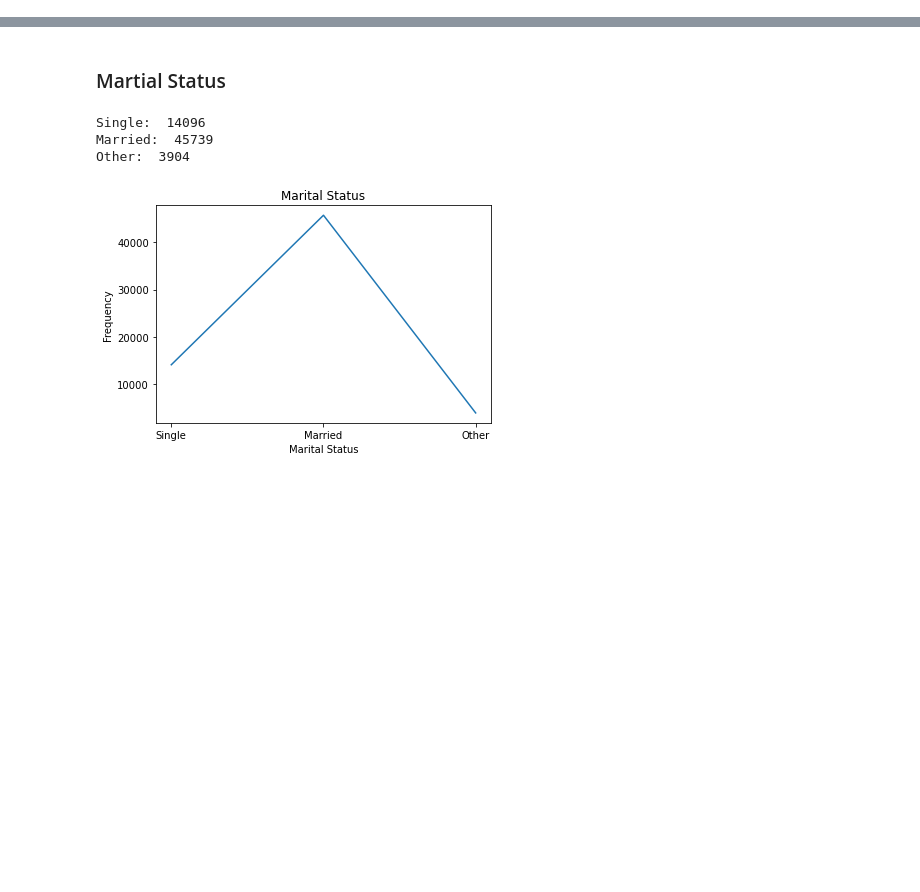
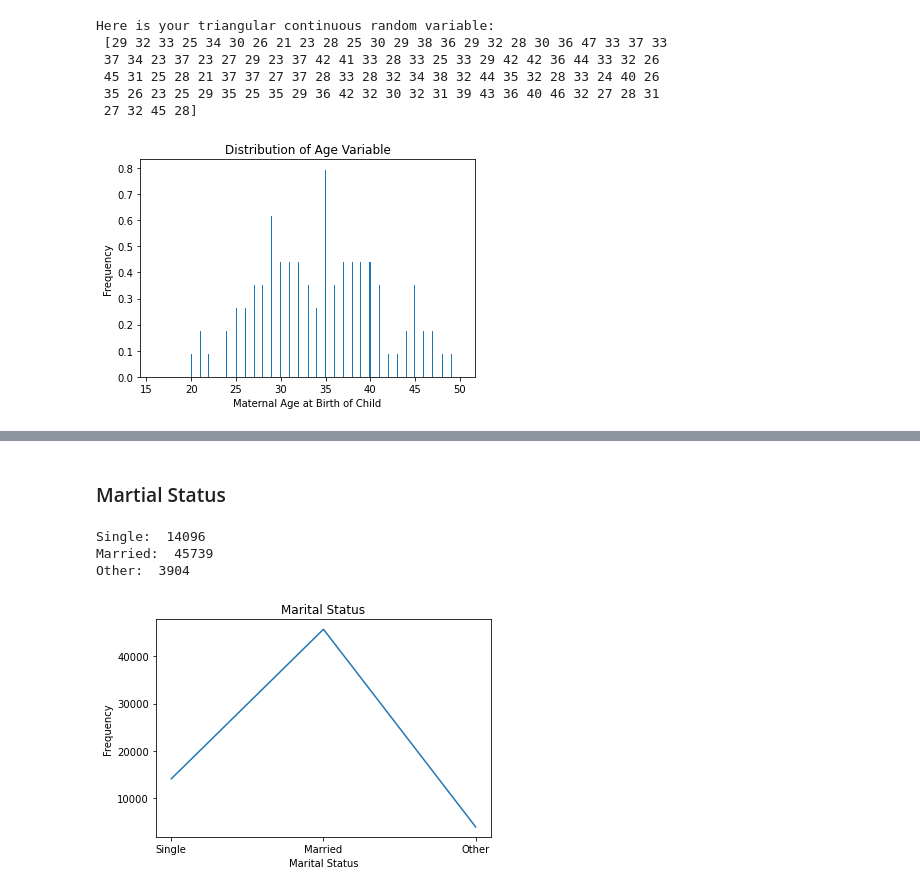
Before and after one commit to SharonNicG/52465-Project, a Jupyter notebook: Simulated Phenomenon.ipynb, the cells around one changed output, grey strips where cells are left out. Drawn from its saved outputs; the diff is of its cells as text; code cells hidden in the pictures; blank space fills up the shorter version.

Commit message:
Added text to Age variable and started code to generate simulated datset for Age variable

```diff
--- a/Simulated Phenomenon.ipynb
+++ b/Simulated Phenomenon.ipynb
@@ -46,0 +63,25 @@ print ("Here is your triangular continuous random variable:\n % s" % (Tria_1)) #
+# %%
+# Here we are looking for a random array with a lower limit of 16 an upper limit of 50
+# and 32 being the number that appears most frequently (the mid point of the most frequent age group)
+# over n number of instances where n is the total number of births
+# and for the out to be presented on a Triangular Distribution plot
+
+Tri_var = np.random.triangular(left = 20, mode = 30, right = 50, size = 100).astype(int)
+print ("Here is your triangular continuous random variable:\n % s" % (Tri_var)) # [55]
+
+#  https://stackoverflow.com/questions/60870070/a-weighted-version-of-random-randint
+plt.hist(np.ma.round(np.random.triangular(left = 20, mode = 30, right = 50, size = 100)).astype(int),
+        range = (16, 50), bins = 300, density = True)
+
+plt.title('Distribution of Age Variable')
+plt.xlabel('Maternal Age at Birth of Child')
+plt.ylabel('Frequency')
+plt.show()
+# %% [output]
+Here is your triangular continuous random variable:
+ [29 32 33 25 34 30 26 21 23 28 25 30 29 38 36 29 32 28 30 36 47 33 37 33
+ 37 34 23 37 23 27 29 23 37 42 41 33 28 33 25 33 29 42 42 36 44 33 32 26
+ 45 31 25 28 21 37 37 27 37 28 33 28 32 34 38 32 44 35 32 28 33 24 40 26
+ 35 26 23 25 29 35 25 35 29 36 42 32 30 32 31 39 43 36 40 46 32 27 28 31
+ 27 32 45 28]
+[figure, added]
```
Also changed, not shown: parts of 9 cells of this notebook.
